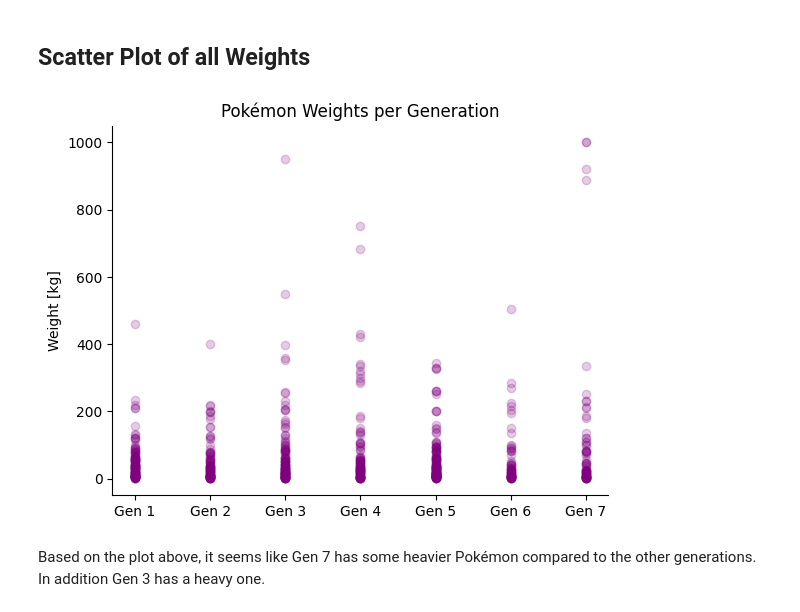
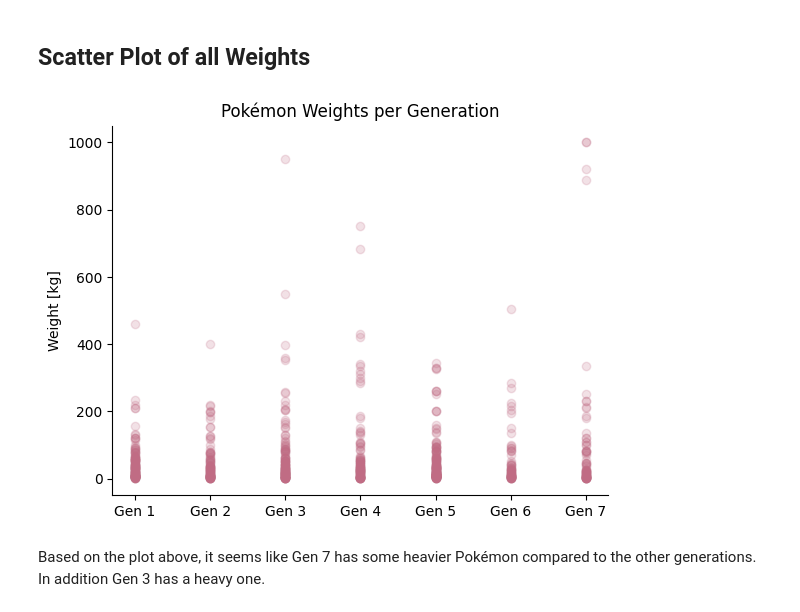
Before and after one commit to ylvao/HEL-8048, a Jupyter notebook: exam.ipynb, the cells around one changed output. Cells and saved outputs as stored; diff of their text form; code cells hidden in the pictures.

```diff
--- a/exam.ipynb
+++ b/exam.ipynb
@@ -37,21 +37,21 @@ with open(dataset_path, newline='') as data:
 ## Scatter Plot of all Weights
 # %%
 for i in range(1, 8):
-    plt.scatter([f'Gen {i}' for j in range(len(gen_weights[str(i)]))], gen_weights[str(i)], color="purple", alpha=0.2)
+    plt.scatter([f'Gen {i}' for j in range(len(gen_weights[str(i)]))], gen_weights[str(i)], color="#C06C84", alpha=0.2)
 
 
 # Some custumization
 ax = plt.gca()
 ax.spines['top'].set_visible(False)
 ax.spines['right'].set_visible(False)
 
 plt.ylabel("Weight [kg]")
 plt.title("Pokémon Weights per Generation")
 
 # plt.legend()
 plt.show()
 # %% [output]
-[figure, old version]
+[figure, new version]
 # %% [markdown]
 Based on the plot above, it seems like Gen 7 has some heavier Pokémon compared to the other generations. In addition Gen 3 has a heavy one.
 # %% [markdown]
```
Also changed, not shown: parts of 3 cells of this notebook, 2 other files.
